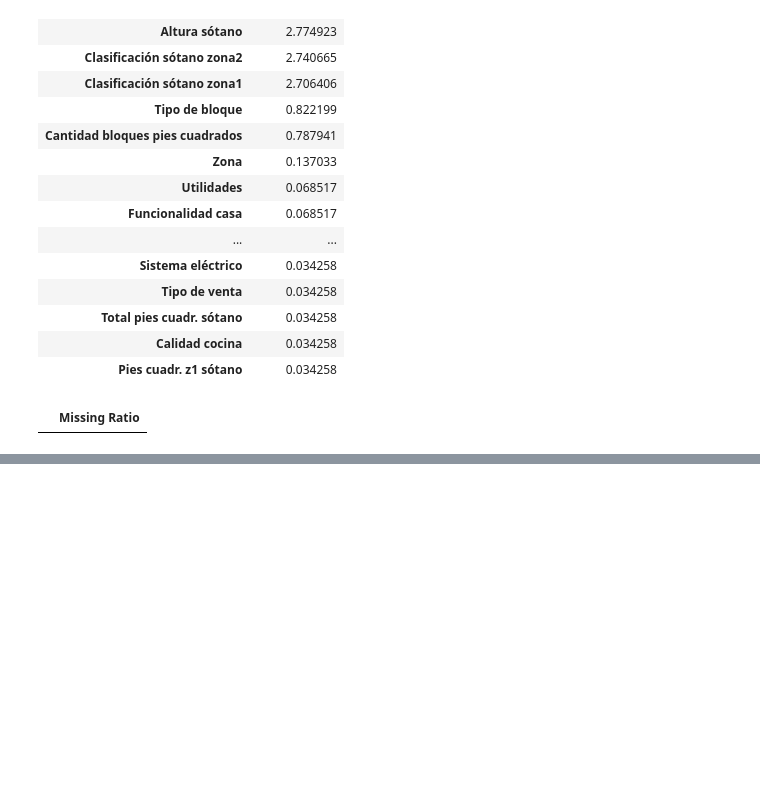
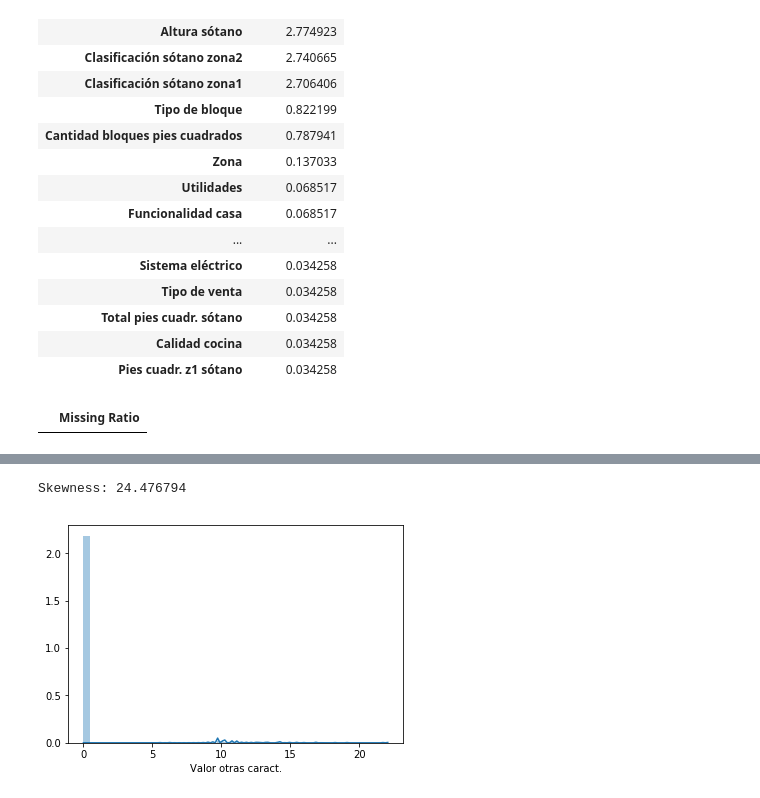
Before and after one commit to SergioGhisler/ProyectoOD1, a Jupyter notebook: Trabajo.ipynb, the cells around one changed output, grey strips where cells are left out. Cells and saved outputs as stored; diff of their text form; code cells hidden in the pictures; blank space fills up the shorter version.

```diff
--- a/Trabajo.ipynb
+++ b/Trabajo.ipynb
@@ -254,0 +282,8 @@ sns.distplot(all_data['Año construcción garaje']);
+# %%
+numeric_feats = all_data.dtypes[all_data.dtypes != "object"].index
+from scipy.stats import norm, skew
+# Check the skew of all numerical features
+skewed_feats = all_data[numeric_feats].apply(lambda x: skew(x.dropna())).sort_values(ascending=False)
+print("\nSkew in numerical features: \n")
+skewness = pd.DataFrame({'Skew' :skewed_feats})
+skewness.head(10)
@@ -255,3 +321,11 @@ sns.distplot(all_data['Año construcción garaje']);
+# %%
+sns.distplot(all_data['Valor otras caract.']);
+
+
+print("Skewness: %f" % train['Valor otras caract.'].skew())
+# %% [output]
+Skewness: 24.476794
+[figure, added]
 # %%
 print("Skewness: %f" % all_data['Año construcción garaje'].skew())
 # %% [output]
```
Also changed, not shown: parts of 15 cells of this notebook.
